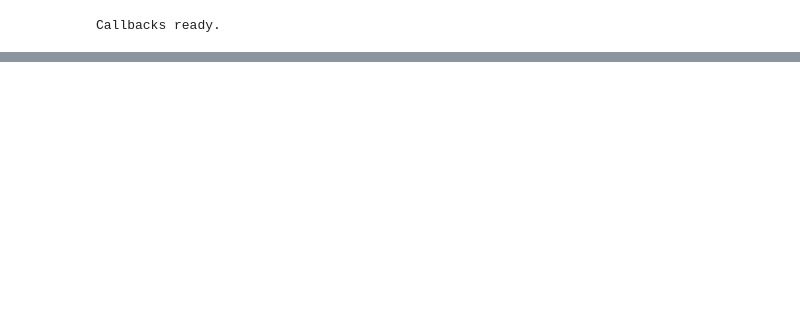
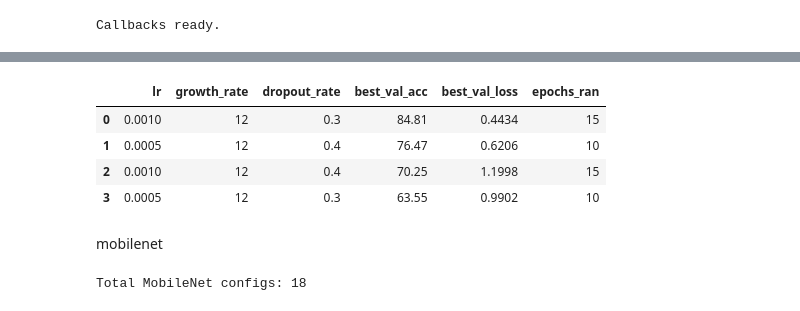
Before and after one commit to teemtat/sign-language-DeepLearning, a Jupyter notebook: experiment_models.ipynb, the cells around one changed output, grey strips where cells are left out. Cells and saved outputs as stored; diff of their text form; code cells hidden in the pictures; blank space fills up the shorter version.

```diff
--- a/experiment_models.ipynb
+++ b/experiment_models.ipynb
@@ -617,0 +663,26 @@ mobilenetv2_transfer         NaN           NaN        NaN
+# %%
+from itertools import product
+import pandas as pd
+import numpy as np
+import gc
+
+param_grid = {
+    # "lr": [1e-3, 5e-4, 1e-4],
+    "lr": [5e-4],
+    "dropout_rate": [0.25, 0.30,0.40],
+    # "mixed_kernel": [False, True],
+    "filters": [
+        # (32, 64, 128),
+        (32, 64, 256),
+        (64, 128, 256)
+    ]
+}
+
+all_configs = list(product(
+    param_grid["lr"],
+    param_grid["dropout_rate"],
+    # param_grid["mixed_kernel"],
+    param_grid["filters"]
+))
+
+print("Total configs:", len(all_configs))
@@ -617,0 +932,18 @@ mobilenetv2_transfer         NaN           NaN        NaN
+# %%
+df_densenet = pd.DataFrame(results_densenet).sort_values(
+    "best_val_acc", ascending=False
+).reset_index(drop=True)
+
+df_densenet["best_val_acc"] = (df_densenet["best_val_acc"] * 100).round(2)
+df_densenet["best_val_loss"] = df_densenet["best_val_loss"].round(4)
+
+display(df_densenet)
+df_densenet.to_csv("gridsearch_densenet_basic_results.csv", index=False)
+# %% [output]
+|  | lr | growth_rate | dropout_rate | best_val_acc | best_val_loss | epochs_ran |
+| 0 | 0.0010 | 12 | 0.3 | 84.81 | 0.4434 | 15 |
+| 1 | 0.0005 | 12 | 0.4 | 76.47 | 0.6206 | 10 |
+| 2 | 0.0010 | 12 | 0.4 | 70.25 | 1.1998 | 15 |
+| 3 | 0.0005 | 12 | 0.3 | 63.55 | 0.9902 | 10 |
+# %% [markdown]
+mobilenet
@@ -617,0 +985,20 @@ mobilenetv2_transfer         NaN           NaN        NaN
+# %%
+from itertools import product
+import pandas as pd
+import gc
+
+param_grid_mobile = {
+    "lr": [1e-3, 1e-4],
+    "dropout_rate": [0.2, 0.3],
+    "unfreeze_last_n": [0, 20]
+}
+
+all_configs_mobile = list(product(
+    param_grid_mobile["lr"],
+    param_grid_mobile["dropout_rate"],
+    param_grid_mobile["unfreeze_last_n"]
+))
+
+print("Total MobileNet configs:", len(all_configs_mobile))
+# %% [output]
+Total MobileNet configs: 18
```
Also changed, not shown: parts of 19 cells of this notebook, 44 other files.
